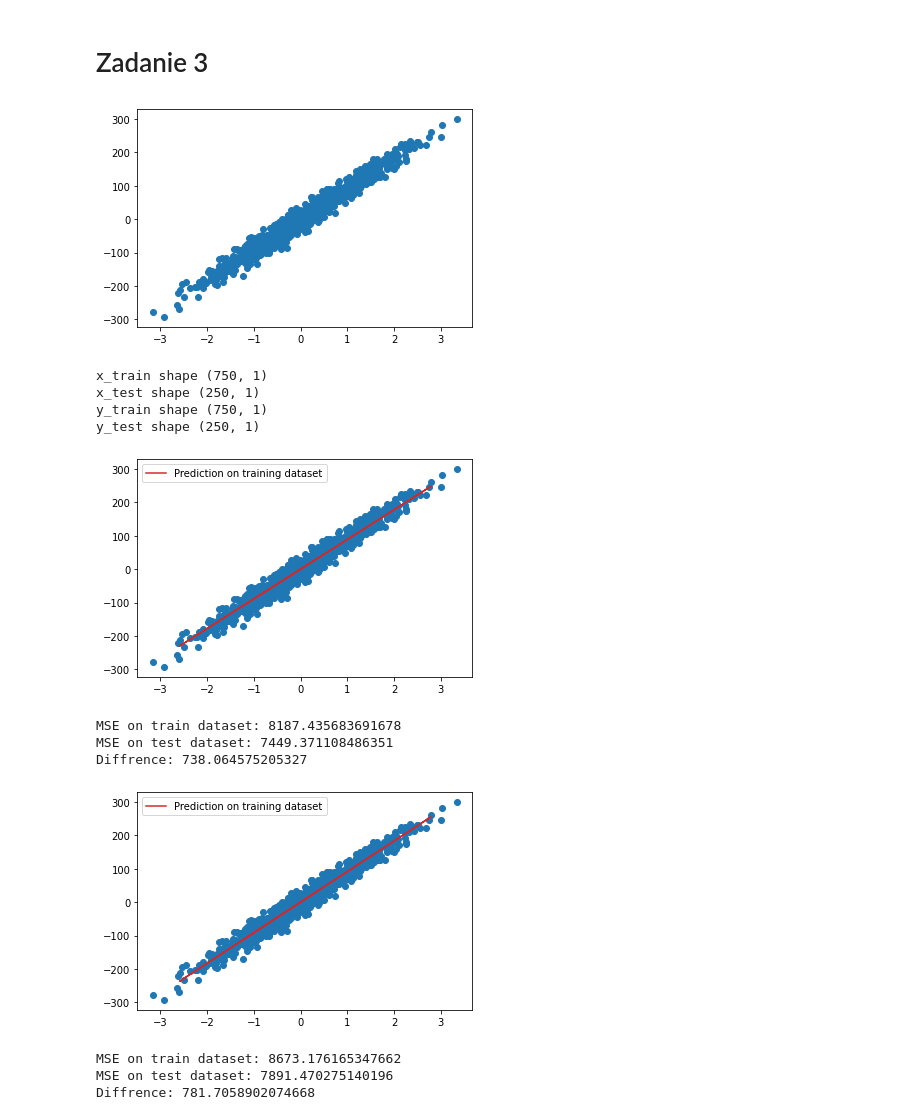
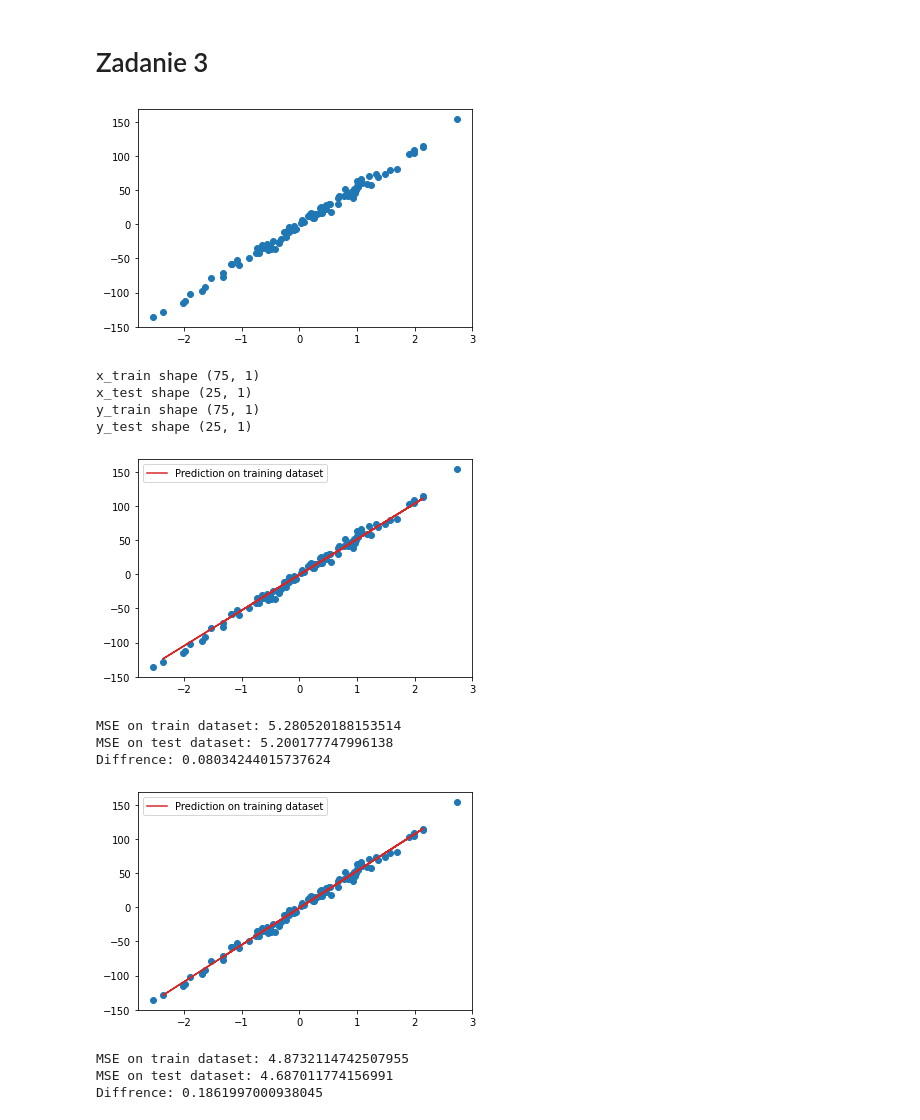
Before and after one commit to 11jolek11/BigData, a Jupyter notebook: List1.ipynb, the cells around one changed output. Drawn from its saved outputs; the diff is of its cells as text; code cells hidden in the pictures.

```diff
--- a/List1.ipynb
+++ b/List1.ipynb
@@ -141,12 +144,12 @@ plt.show()
 # %% [markdown]
 # Zadanie 3
 # %%
-x_data, y_data = make_regression(n_samples=1000, n_features=1, noise=18)
+x_data, y_data = make_regression(n_samples=100, n_features=1, noise=5)
 
 plt.scatter(x_data, y_data)
 plt.show()
 # %% [output]
-[figure, old version]
+[figure, new version]
 # %%
 x_train, x_test, y_train, y_test = train_test_split(x_data, y_data)
 
@@ -158,40 +161,42 @@ print(f'x_test shape {x_test.shape}')
 print(f'y_train shape {y_train.shape}')
 print(f'y_test shape {y_test.shape}')
 # %% [output]
-x_train shape (750, 1)
-x_test shape (250, 1)
-y_train shape (750, 1)
-y_test shape (250, 1)
+x_train shape (75, 1)
+x_test shape (25, 1)
+y_train shape (75, 1)
+y_test shape (25, 1)
 # %%
-ridge_reg = Ridge(alpha=23.0).fit(x_train, y_train)
+ridge_reg = Ridge(alpha=3.0).fit(x_train, y_train)
 
 y_test_predict = ridge_reg.predict(x_test)
 y_train_predict = ridge_reg.predict(x_train)
 
 plt.scatter(x_data, y_data)
 
 # plt.plot(x_train,
 #          y_train_predict,
 #          color='tab:green',
 #          label="Prediction on training dataset")
 
 plt.plot(x_test, y_test_predict, color='tab:red',
          label="Prediction on training dataset")
 
 plt.legend()
 plt.show()
 
-test_mse = mean_squared_error(y_test_predict, x_test, squared=False)
-train_mse = mean_squared_error(y_train_predict, x_train, squared=False)
+# test_mse = mean_squared_error(y_test_predict, x_test, squared=False)
+# train_mse = mean_squared_error(y_train_predict, x_train, squared=False)
+test_mse = mean_squared_error(y_test, y_test_predict, squared=False)
+train_mse = mean_squared_error(y_train, y_train_predict, squared=False)
 
 print(f'MSE on train dataset: {train_mse}')
 print(f'MSE on test dataset: {test_mse}')
 print(f'Diffrence: {abs(train_mse - test_mse)}')
 # %% [output]
-[figure, old version]
+[figure, new version]
-MSE on train dataset: 8187.435683691678
-MSE on test dataset: 7449.371108486351
-Diffrence: 738.064575205327
+MSE on train dataset: 5.280520188153514
+MSE on test dataset: 5.200177747996138
+Diffrence: 0.08034244015737624
 # %%
 lin_reg = LinearRegression().fit(x_train, y_train)
 
@@ -211,14 +216,17 @@ plt.plot(x_test, y_test_predict, color='tab:red',
 plt.legend()
 plt.show()
 
-test_mse = mean_squared_error(y_test_predict, x_test)
-train_mse = mean_squared_error(y_train_predict, x_train)
+# test_mse = mean_squared_error(y_test_predict, x_test)
+# train_mse = mean_squared_error(y_train_predict, x_train)
+
+test_mse = mean_squared_error(y_test, y_test_predict, squared=False)
+train_mse = mean_squared_error(y_train, y_train_predict, squared=False)
 
 print(f'MSE on train dataset: {train_mse}')
 print(f'MSE on test dataset: {test_mse}')
 print(f'Diffrence: {abs(train_mse - test_mse)}')
 # %% [output]
-[figure, old version]
+[figure, new version]
-MSE on train dataset: 8673.176165347662
-MSE on test dataset: 7891.470275140196
-Diffrence: 781.7058902074668
+MSE on train dataset: 4.8732114742507955
+MSE on test dataset: 4.687011774156991
+Diffrence: 0.1861997000938045
```
Also changed, not shown: parts of 5 cells of this notebook.
